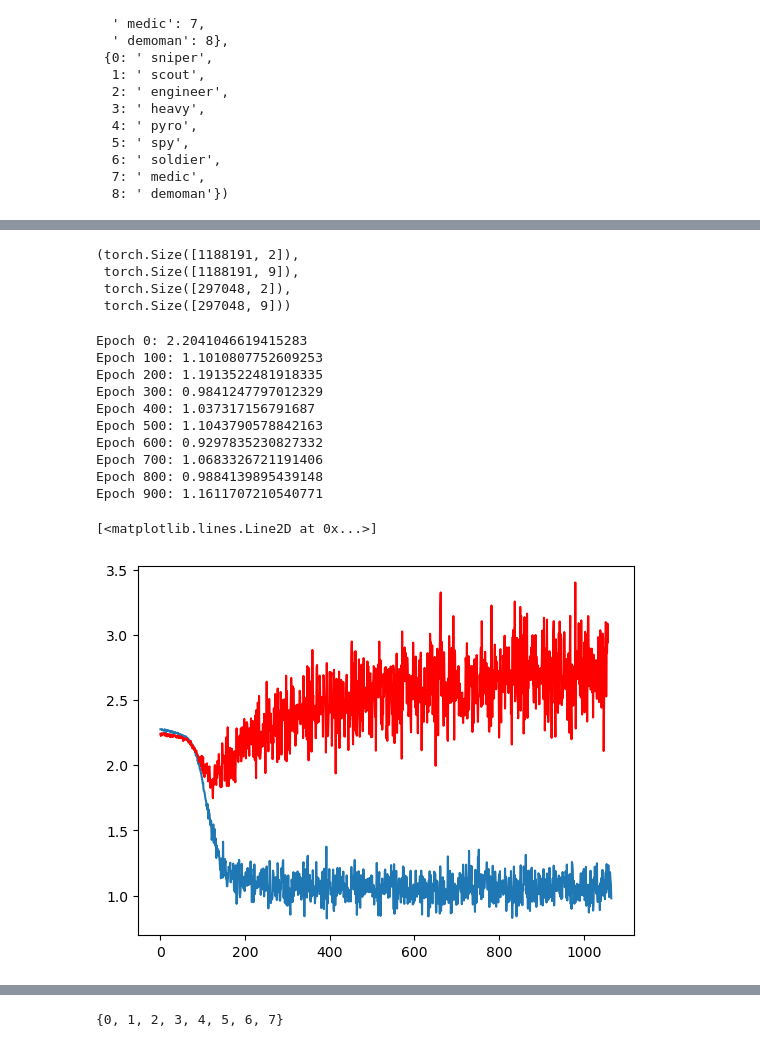
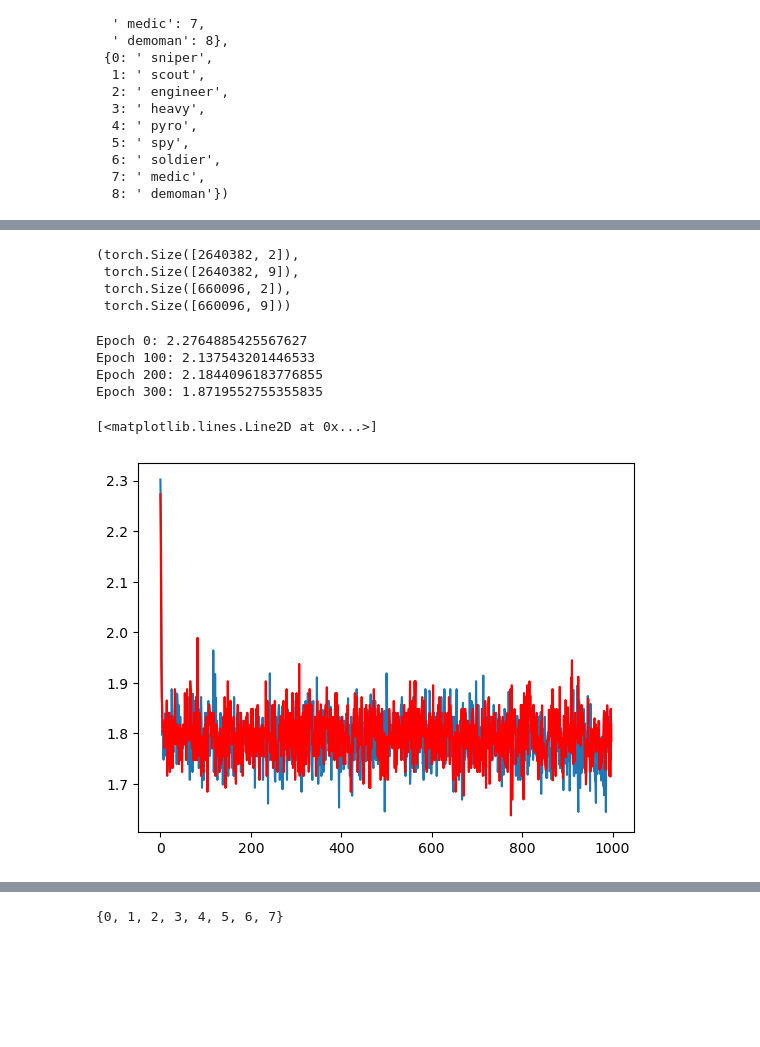
Before and after one commit to tommy-mor/tf2demopredictor, a Jupyter notebook: class_classifier/graph_mouse.ipynb, the cells around one changed output, grey strips where cells are left out. Saved outputs shown, nothing was run; the diff lists cells and outputs as text; code cells hidden in the pictures; blank space fills up the shorter version.

```diff
--- a/class_classifier/graph_mouse.ipynb
+++ b/class_classifier/graph_mouse.ipynb
@@ -4,7 +4,7 @@ import torch
 import pandas as pd
 
 frames = []
-for f in ['file1.txt', 'file2.txt', 'file3.txt', 'file4.txt']:
+for f in ['file1.txt', 'file2.txt', 'file3.txt', 'file4.txt', 'file5.txt', 'file6.txt', 'file7.txt', 'file8.txt']:
     frames.append(pd.read_csv(f, sep=',', header=None, skiprows=1))
 
 data = pd.concat(frames)
@@ -73,8 +76,8 @@ def split_data_batches(X, Y, ratio=0.8):
 
 X_train.shape, Y_train.shape, X_test.shape, Y_test.shape
 # %% [output]
-(torch.Size([1188191, 2]),
- torch.Size([1188191, 9]),
- torch.Size([297048, 2]),
- torch.Size([297048, 9]))
+(torch.Size([2640382, 2]),
+ torch.Size([2640382, 9]),
+ torch.Size([660096, 2]),
+ torch.Size([660096, 9]))
 # %%
@@ -103,12 +106,15 @@ class Net(torch.nn.Module):
         super(Net, self).__init__()
         #self.fc2 = torch.nn.LSTM(block_size * 2, 50, 2, batch_first=True, bidirectional=True)
         # expects B x C x T
-        self.fc1 = torch.nn.Conv1d(2, 5, 10)
-        self.con2 = torch.nn.Conv1d(5, 10, 10)
-        self.con3 = torch.nn.Conv1d(10, 1, 10)
+        self.fc1 = torch.nn.Conv1d(2, 100, 66, stride=66)
+        self.fc2 = torch.nn.Conv1d(100, 50, 3)
+        self.drop = torch.nn.Dropout(0.75)
+        #self.pool = torch.nn.MaxPool1d(2)
+        self.flatten = torch.nn.Flatten()
+
         # input, hidden, layers
-        self.fc2 = torch.nn.LSTM(559, 200, 4, batch_first=True, bidirectional=False)
-        self.fc3 = torch.nn.Linear(200, 50)
+        #self.lstm = torch.nn.LSTM(650, 100, 2, batch_first=True, bidirectional=False)
+        self.fc3 = torch.nn.Linear(650, 50)
         self.fc4 = torch.nn.Linear(50, Y.shape[1])
         #self.last = torch.nn.Softmax()
 
@@ -117,16 +123,18 @@ class Net(torch.nn.Module):
         #x = x.reshape(-1, block_size * 2)
         x = self.fc1(x)
         x = torch.relu(x)
-        x = self.con2(x)
+        x = self.fc2(x)
         x = torch.relu(x)
-        x = self.con3(x)
+        #x = self.pool(x)
+        #x = self.drop(x)
+        x = self.flatten(x)
 
-        # x = torch.squeeze(x, dim=1)
-        x = torch.relu(x)
-        x,_ = self.fc2(x)
-        x = torch.relu(x)
+        #x,_ = self.lstm(x)
+        #x = torch.relu(x)
+
         x = torch.relu(self.fc3(x))
         x = self.fc4(x)
+        #x = torch.softmax(x, dim=1)
         #x = self.last(x)
         return x
 
@@ -137,16 +145,16 @@ optimizer = torch.optim.Adam(net.parameters(), lr=0.0001)
 losses = []
 validation_losses = []
 # %%
-optimizer.lr = 0.001
+optimizer.lr = 0.0001
 for epoch in range(1000):
     optimizer.zero_grad()
     X_batch, Y_batch = get_time_series_batches(X_train, Y_train, batch_size, block_size)
     Y_pred = net(X_batch)
     Y_batch = Y_batch[:, -1, :]
-   # print(Y_batch.shape, Y_pred.shape)
-    Y_pred = Y_pred.view(-1, Y.shape[1])
+    #Y_pred = Y_pred.view(-1, Y.shape[1])
 
 
+    #print(X_batch.shape, Y_batch.shape, Y_pred.shape)
     l = loss(Y_pred, Y_batch)
     l.backward()
     optimizer.step()
@@ -154,35 +162,30 @@ for epoch in range(1000):
     if epoch % 100 == 0:
         print(f'Epoch {epoch}: {l.item()}')
 
+    #print(Y_batch[:, :].argmax(dim=1).unique())
     with torch.no_grad():
         X_batch, Y_batch = get_time_series_batches(X_test, Y_test, batch_size, block_size)
         Y_pred = net(X_batch)
        # print(Y_pred.shape, Y_batch.shape)
-        Y_pred = Y_pred.view(-1, Y.shape[1])
-        Y_batch = Y_batch[:, -1, :].squeeze(1)
+        #Y_pred = Y_pred.view(-1, Y.shape[1])
+        Y_batch = Y_batch[:, -1, :]
         #print(Y_pred.shape, Y_batch.shape)
 
         #Y_batch = Y_batch[:, 0, :]
         l = loss(Y_pred, Y_batch)
         validation_losses.append(l.item())
 # %% [output]
-Epoch 0: 2.2041046619415283
-Epoch 100: 1.1010807752609253
-Epoch 200: 1.1913522481918335
-Epoch 300: 0.9841247797012329
-Epoch 400: 1.037317156791687
-Epoch 500: 1.1043790578842163
-Epoch 600: 0.9297835230827332
-Epoch 700: 1.0683326721191406
-Epoch 800: 0.9884139895439148
-Epoch 900: 1.1611707210540771
+Epoch 0: 2.2764885425567627
+Epoch 100: 2.137543201446533
+Epoch 200: 2.1844096183776855
+Epoch 300: 1.8719552755355835
 # %%
 from matplotlib import pyplot as plt
-plt.plot(torch.tensor(losses).view(-1,1).mean(dim=(1)), label='loss')
-plt.plot(torch.tensor(validation_losses).view(-1,1).mean(dim=(1)), label='vloss', color='red')
+plt.plot(torch.tensor(losses).reshape(-1,1).mean(dim=(1)), label='loss')
+plt.plot(torch.tensor(validation_losses).reshape(-1,1).mean(dim=(1)), label='vloss', color='red')
 # %% [output]
 [<matplotlib.lines.Line2D at 0x...>]
-[figure, old version]
+[figure, new version]
 # %%
 #print(net(validation_x[1:2, :, :]), validation_y[1:2, 0, :])
 print(net(validation_x[1:2, :, :]))
```
Also changed, not shown: parts of 7 cells of this notebook, 8 other files.
